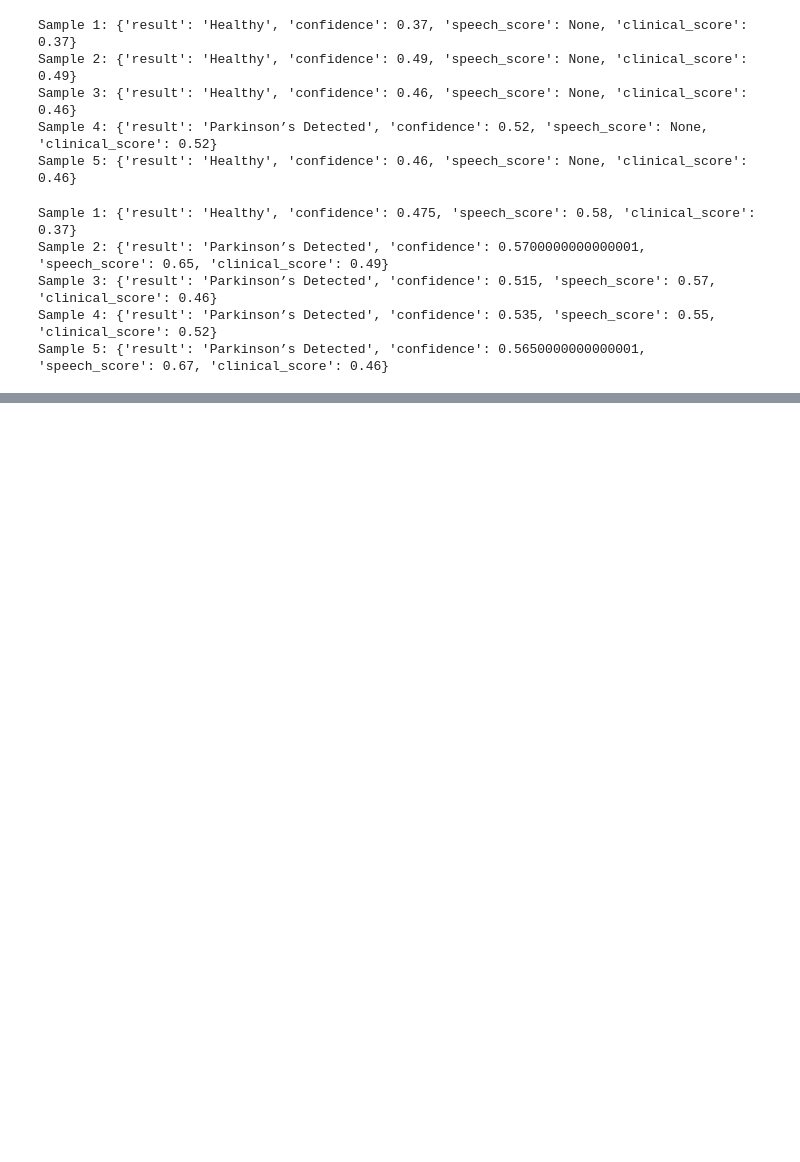
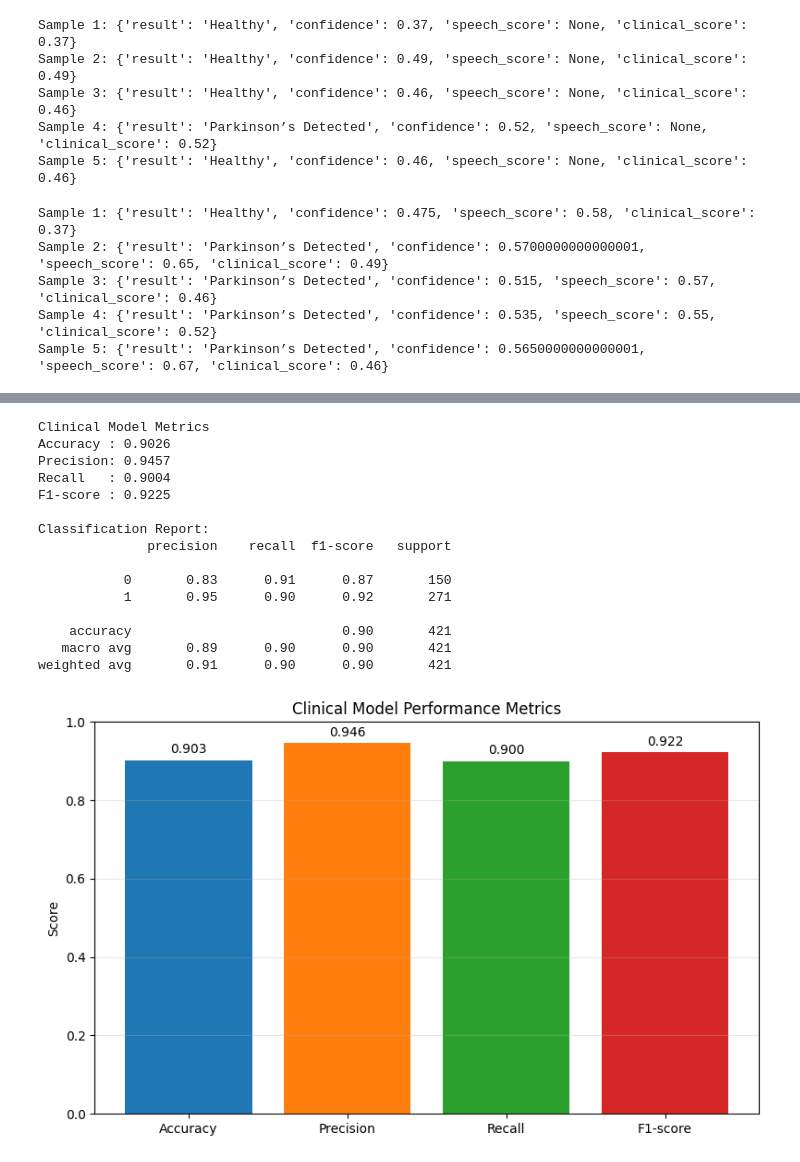
Before and after one commit to VulliShivani/NeuroAI-Brain-Disease-Detection, a Jupyter notebook: notebooks/Parkinson.ipynb, the cells around one changed output, grey strips where cells are left out. Saved outputs shown, nothing was run; the diff lists cells and outputs as text; code cells hidden in the pictures; blank space fills up the shorter version.

```diff
--- a/notebooks/Parkinson.ipynb
+++ b/notebooks/Parkinson.ipynb
@@ -85,7 +188,7 @@ Saving parkinsons_disease_data.csv to parkinsons_disease_data.csv
 #load clicnal dataset
 import pandas as pd
 
-df_clinical = pd.read_csv('parkinsons_disease_data.csv')
+df_clinical = pd.read_csv(r'c:\Mini project\BrainDiseaseAI\datasets\parkinsons_disease_data.csv')
 df_clinical.head()
 # %% [output]
 |  | PatientID | Age | Gender | Ethnicity | EducationLevel | BMI | Smoking | AlcoholConsumption | ... |
@@ -322,0 +591,21 @@ pickle.dump(X_c.columns.tolist(), open('clinical_features.pkl', 'wb'))
+# %%
+# Clinical model evaluation using the same fast reusable helper
+y_pred_c = model_c.predict(X_test_c)
+clinical_metrics = evaluate_binary_model(y_test_c, y_pred_c, 'Parkinson Clinical Model')
+# %% [output]
+Clinical Model Metrics
+Accuracy : 0.9026
+Precision: 0.9457
+Recall   : 0.9004
+F1-score : 0.9225
+
+Classification Report:
+              precision    recall  f1-score   support
+
+           0       0.83      0.91      0.87       150
+           1       0.95      0.90      0.92       271
+
+    accuracy                           0.90       421
+   macro avg       0.89      0.90      0.90       421
+weighted avg       0.91      0.90      0.90       421
+[figure, added]
```
Also changed, not shown: parts of 12 cells of this notebook, 14 other files.
